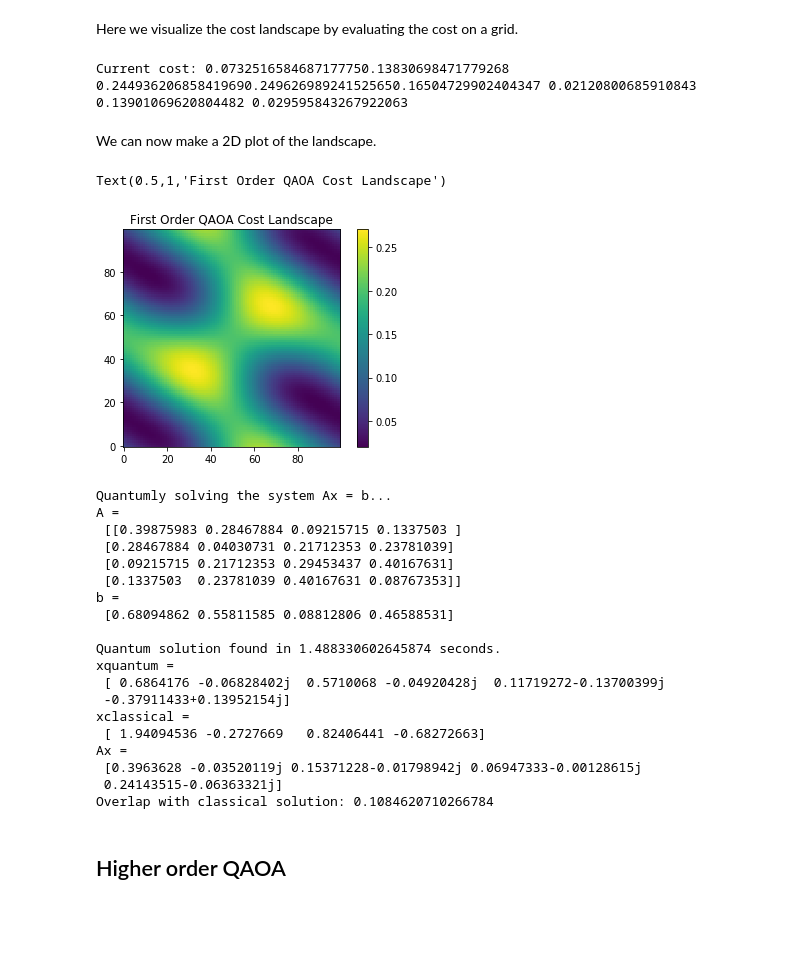
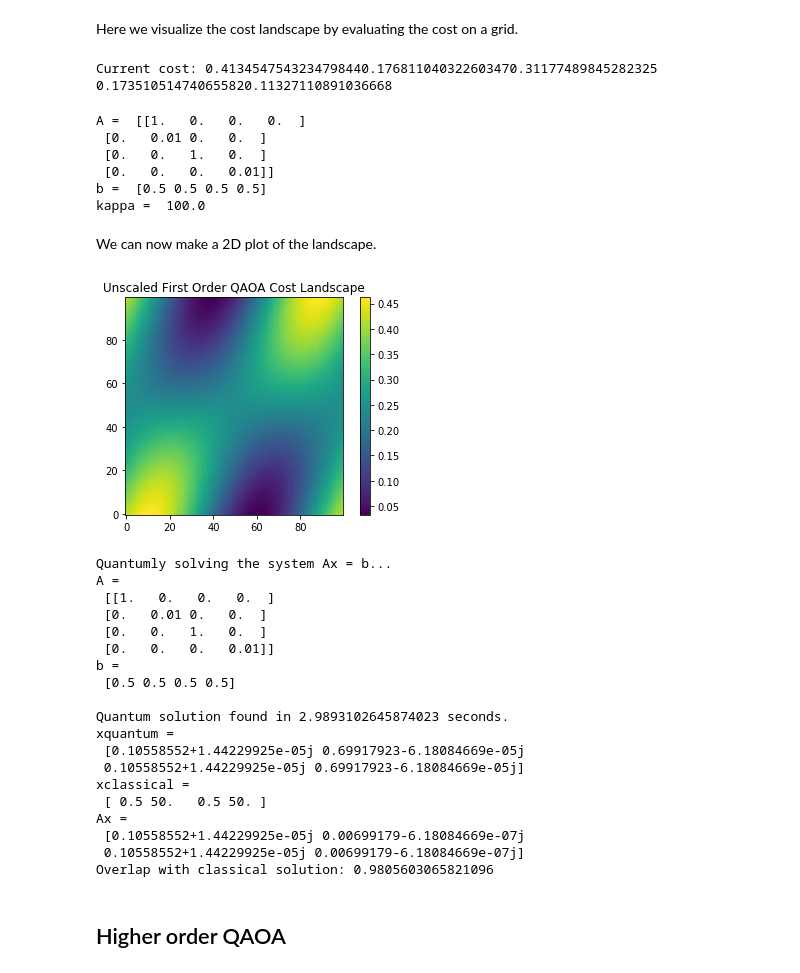
Before and after one commit to rmlarose/vls, a Jupyter notebook: qaoa/vls-via-qaoa.ipynb, the cells around one changed output. Drawn from its saved outputs; the diff is of its cells as text; code cells hidden in the pictures; blank space fills up the shorter version.

Commit message:
Updated QAOA notebook for exploring performance with respect to condition number of the matrix A.

```diff
--- a/qaoa/vls-via-qaoa.ipynb
+++ b/qaoa/vls-via-qaoa.ipynb
@@ -152,6 +152,10 @@ else:
     # Normalize it WLOG. Note this defaults to the Froebenius norm for matrices.
     A /= np.linalg.norm(A)
 
+    # Control the condition number
+    k = 100
+    A = np.diag([1, 1 / k, 1, 1 / k])
+
 # Compute the condition number of the matrix to scale exponentials
 if SCALE:
     kappa = np.linalg.cond(A)
@@ -167,6 +171,9 @@ else:
     # Normalize it WLOG. Note this defaults to the l2-norm for vectors.
     b /= np.linalg.norm(b)
 
+    # Use the |+> state
+    b = 1/2 * np.ones(4)
+
 # Do the solution classically
 start = time()
 x = np.linalg.solve(A, b)
@@ -207,7 +214,7 @@ We'll use the "half-way point" Hamiltonian. That is, setting $t = 0.5$ in the Ha
 # %%
 """Get the matrix for the driver Hamiltonian."""
 # Set the time for the Hamiltonian
-t = 1.0
+t = 0.5
 
 # Identity matrix, for convenince
 iden = np.identity(N)
@@ -260,7 +267,7 @@ def circuit(gamma, beta):
     circ.append(U.on(*qreg))
 
     # Do the mixer Hamiltonian
-    circ.append(cirq.Rx(beta).on_each(*qreg))
+    circ.append(cirq.Rx(kappa * beta).on_each(*qreg))
 
     return circ
 # %%
@@ -338,7 +345,7 @@ Here we visualize the cost landscape by evaluating the cost on a grid.
 # %%
 """Do a grid search over all angles."""
 # Define ranges of parameters to search over
-gammas = np.linspace(-3, 3, 100)
+gammas = np.linspace(-np.pi, np.pi, 100)
 betas = np.linspace(-np.pi, np.pi, 100)
 
 # Initialize an array to store the costs at each point
@@ -349,17 +356,34 @@ for ii, gamma in enumerate(gammas):
     for jj, beta in enumerate(betas):
         costs[ii, jj] = obj([gamma, beta])
 # %% [output]
-Current cost: 0.0732516584687177750.13830698471779268 0.244936206858419690.249626989241525650.16504729902404347 0.02120800685910843 0.13901069620804482 0.029595843267922063
+Current cost: 0.4134547543234798440.176811040322603470.31177489845282325 0.173510514740655820.11327110891036668
+# %%
+"""Remind us of the system and condition number."""
+print("A = ", A)
+print("b = ", b)
+print("kappa = ", np.linalg.cond(A))
+# %% [output]
+A =  [[1.   0.   0.   0.  ]
+ [0.   0.01 0.   0.  ]
+ [0.   0.   1.   0.  ]
+ [0.   0.   0.   0.01]]
+b =  [0.5 0.5 0.5 0.5]
+kappa =  100.0
 # %% [markdown]
 We can now make a 2D plot of the landscape.
 # %%
 """Plot the cost landscape."""
+%matplotlib inline
 plt.imshow(costs, origin="lower")
 plt.colorbar()
-plt.title("First Order QAOA Cost Landscape")
+if SCALE:
+    plt.title("Scaled First Order QAOA Cost Landscape")
+else:
+    plt.title("Unscaled First Order QAOA Cost Landscape")
+
+#plt.savefig("kapp100-scaled", format="pdf")
 # %% [output]
-Text(0.5,1,'First Order QAOA Cost Landscape')
-[figure, old version]
+[figure, new version]
 # %%
 """See the quantum solution."""
 # Get the wavefunction at the best angles
@@ -377,27 +401,27 @@ print("xquantum =\n", xquantum)
 print("xclassical =\n", x)
 print("Ax =\n", np.dot(A, xquantum))
 print("Overlap with classical solution:",
-      abs(np.dot(xquantum, x))**2 / abs(np.dot(xquantum, xquantum))**2 / abs(np.dot(x, x)**2))
+      abs(np.dot(xquantum, x))**2 / abs(np.dot(x, x)))
 # %% [output]
 Quantumly solving the system Ax = b...
 A =
- [[0.39875983 0.28467884 0.09215715 0.1337503 ]
- [0.28467884 0.04030731 0.21712353 0.23781039]
- [0.09215715 0.21712353 0.29453437 0.40167631]
- [0.1337503  0.23781039 0.40167631 0.08767353]]
+ [[1.   0.   0.   0.  ]
+ [0.   0.01 0.   0.  ]
+ [0.   0.   1.   0.  ]
+ [0.   0.   0.   0.01]]
 b =
- [0.68094862 0.55811585 0.08812806 0.46588531]
+ [0.5 0.5 0.5 0.5]
 
-Quantum solution found in 1.488330602645874 seconds.
+Quantum solution found in 2.9893102645874023 seconds.
 xquantum =
- [ 0.6864176 -0.06828402j  0.5710068 -0.04920428j  0.11719272-0.13700399j
- -0.37911433+0.13952154j]
+ [0.10558552+1.44229925e-05j 0.69917923-6.18084669e-05j
+ 0.10558552+1.44229925e-05j 0.69917923-6.18084669e-05j]
 xclassical =
- [ 1.94094536 -0.2727669   0.82406441 -0.68272663]
+ [ 0.5 50.   0.5 50. ]
 Ax =
- [0.3963628 -0.03520119j 0.15371228-0.01798942j 0.06947333-0.00128615j
- 0.24143515-0.06363321j]
-Overlap with classical solution: 0.1084620710266784
+ [0.10558552+1.44229925e-05j 0.00699179-6.18084669e-07j
+ 0.10558552+1.44229925e-05j 0.00699179-6.18084669e-07j]
+Overlap with classical solution: 0.9805603065821096
 # %% [markdown]
 ## Higher order QAOA
 # %% [markdown]
```
Also changed, not shown: parts of 10 cells of this notebook.
